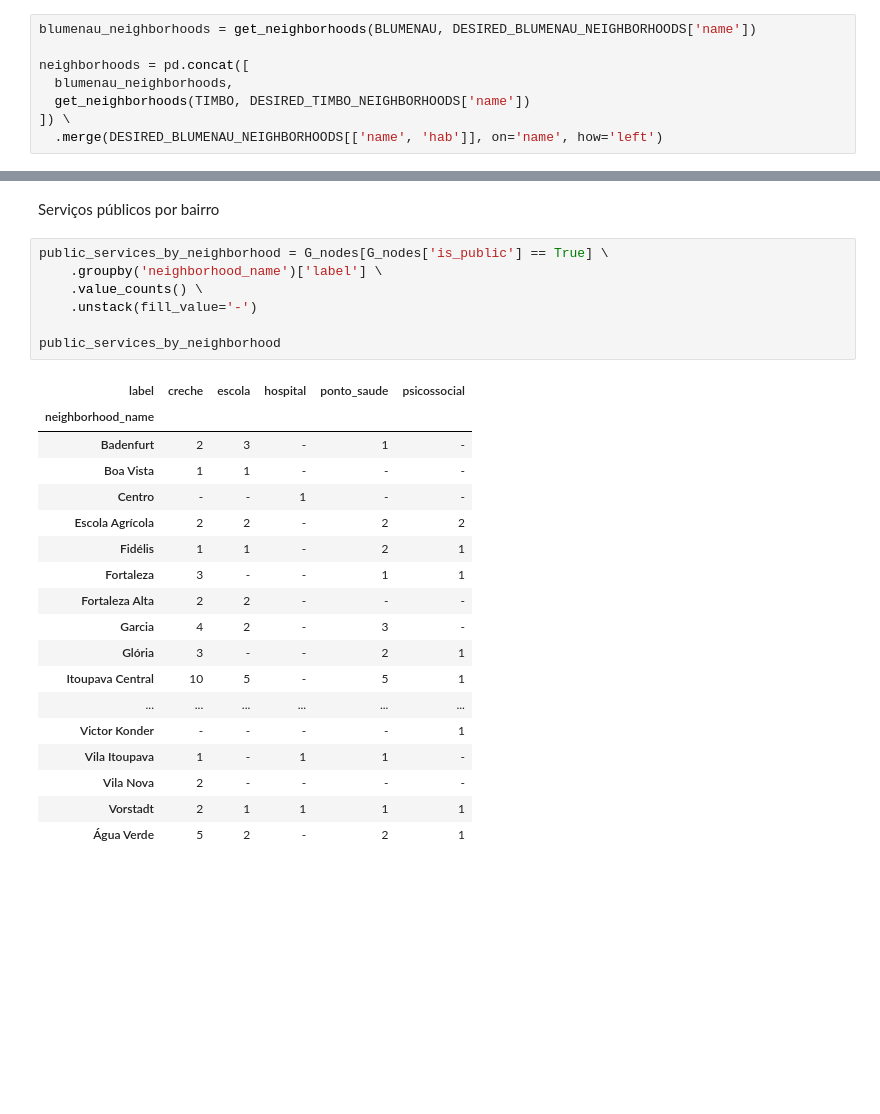
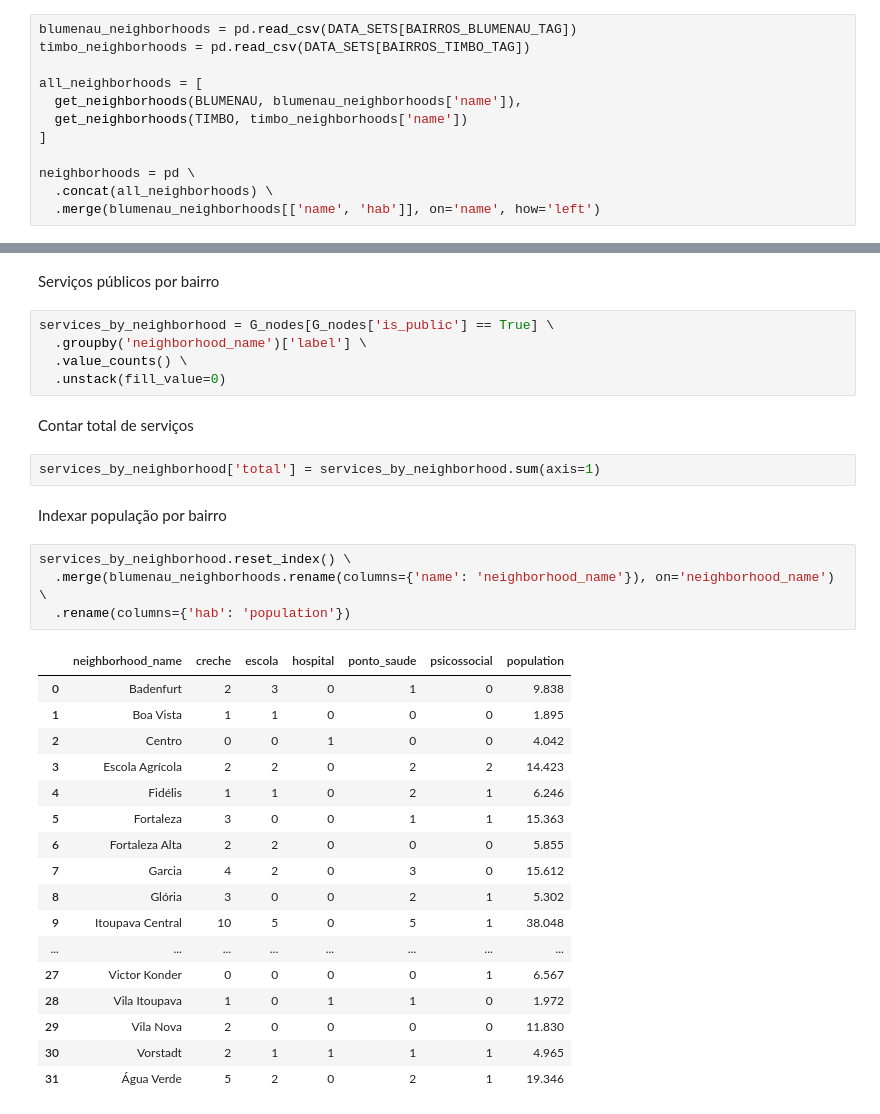
Before and after one commit to lemuel-manske/city-block, a Jupyter notebook: city.ipynb, the cells around one changed output, grey strips where cells are left out. Saved outputs shown, nothing was run; the diff lists cells and outputs as text; blank space fills up the shorter version.

Commit message:
services by neighborhood

```diff
--- a/city.ipynb
+++ b/city.ipynb
@@ -135,13 +132,17 @@ DESIRED_TIMBO_NEIGHBORHOODS = pd.read_csv(DATA_SETS[TIMBO_NEIGHBORHOODS])
 # %% [markdown]
 Bairros por nome e população (fonte: Censo 2022)
 # %%
-blumenau_neighborhoods = get_neighborhoods(BLUMENAU, DESIRED_BLUMENAU_NEIGHBORHOODS['name'])
+blumenau_neighborhoods = pd.read_csv(DATA_SETS[BAIRROS_BLUMENAU_TAG])
+timbo_neighborhoods = pd.read_csv(DATA_SETS[BAIRROS_TIMBO_TAG])
 
-neighborhoods = pd.concat([
-  blumenau_neighborhoods,
-  get_neighborhoods(TIMBO, DESIRED_TIMBO_NEIGHBORHOODS['name'])
-]) \
-  .merge(DESIRED_BLUMENAU_NEIGHBORHOODS[['name', 'hab']], on='name', how='left')
+all_neighborhoods = [
+  get_neighborhoods(BLUMENAU, blumenau_neighborhoods['name']),
+  get_neighborhoods(TIMBO, timbo_neighborhoods['name'])
+]
+
+neighborhoods = pd \
+  .concat(all_neighborhoods) \
+  .merge(blumenau_neighborhoods[['name', 'hab']], on='name', how='left')
 # %% [markdown]
 4. Com o geopandas, podemos fazer um [*spatial join*](https://geopandas.org/en/stable/docs/reference/api/geopandas.GeoDataFrame.sjoin.html#geopandas.GeoDataFrame.sjoin) dos vértices - `G_nodes` - do grafo original que sobrepoem - `predicate='intersects'` - qualquer polígono - `neighborhoods[['geometry']]`. Por fim, renomeamos a coluna de `name_right` para `name` para manter consistência. A saída são todos os vértices de `G`, porém agora estão identificados por bairro.
 
@@ -323,28 +324,35 @@ m
 # %% [markdown]
 Serviços públicos por bairro
 # %%
-public_services_by_neighborhood = G_nodes[G_nodes['is_public'] == True] \
-    .groupby('neighborhood_name')['label'] \
-    .value_counts() \
-    .unstack(fill_value='-')
-
-public_services_by_neighborhood
+services_by_neighborhood = G_nodes[G_nodes['is_public'] == True] \
+  .groupby('neighborhood_name')['label'] \
+  .value_counts() \
+  .unstack(fill_value=0)
-# %% [output]
-| label | creche | escola | hospital | ponto_saude | psicossocial |
-| neighborhood_name |  |  |  |  |  |
-| Badenfurt | 2 | 3 | - | 1 | - |
-| Boa Vista | 1 | 1 | - | - | - |
-| Centro | - | - | 1 | - | - |
-| Escola Agrícola | 2 | 2 | - | 2 | 2 |
-| Fidélis | 1 | 1 | - | 2 | 1 |
-| Fortaleza | 3 | - | - | 1 | 1 |
-| Fortaleza Alta | 2 | 2 | - | - | - |
-| Garcia | 4 | 2 | - | 3 | - |
-| Glória | 3 | - | - | 2 | 1 |
-| Itoupava Central | 10 | 5 | - | 5 | 1 |
-| ... | ... | ... | ... | ... | ... |
-| Victor Konder | - | - | - | - | 1 |
-| Vila Itoupava | 1 | - | 1 | 1 | - |
-| Vila Nova | 2 | - | - | - | - |
-| Vorstadt | 2 | 1 | 1 | 1 | 1 |
-| Água Verde | 5 | 2 | - | 2 | 1 |
+# %% [markdown]
+Contar total de serviços
+# %%
+services_by_neighborhood['total'] = services_by_neighborhood.sum(axis=1)
+# %% [markdown]
+Indexar população por bairro
+# %%
+services_by_neighborhood.reset_index() \
+  .merge(blumenau_neighborhoods.rename(columns={'name': 'neighborhood_name'}), on='neighborhood_name') \
+  .rename(columns={'hab': 'population'})
+# %% [output]
+|  | neighborhood_name | creche | escola | hospital | ponto_saude | psicossocial | population |
+| 0 | Badenfurt | 2 | 3 | 0 | 1 | 0 | 9.838 |
+| 1 | Boa Vista | 1 | 1 | 0 | 0 | 0 | 1.895 |
+| 2 | Centro | 0 | 0 | 1 | 0 | 0 | 4.042 |
+| 3 | Escola Agrícola | 2 | 2 | 0 | 2 | 2 | 14.423 |
+| 4 | Fidélis | 1 | 1 | 0 | 2 | 1 | 6.246 |
+| 5 | Fortaleza | 3 | 0 | 0 | 1 | 1 | 15.363 |
+| 6 | Fortaleza Alta | 2 | 2 | 0 | 0 | 0 | 5.855 |
+| 7 | Garcia | 4 | 2 | 0 | 3 | 0 | 15.612 |
+| 8 | Glória | 3 | 0 | 0 | 2 | 1 | 5.302 |
+| 9 | Itoupava Central | 10 | 5 | 0 | 5 | 1 | 38.048 |
+| ... | ... | ... | ... | ... | ... | ... | ... |
+| 27 | Victor Konder | 0 | 0 | 0 | 0 | 1 | 6.567 |
+| 28 | Vila Itoupava | 1 | 0 | 1 | 1 | 0 | 1.972 |
+| 29 | Vila Nova | 2 | 0 | 0 | 0 | 0 | 11.830 |
+| 30 | Vorstadt | 2 | 1 | 1 | 1 | 1 | 4.965 |
+| 31 | Água Verde | 5 | 2 | 0 | 2 | 1 | 19.346 |
```
Also changed, not shown: parts of 6 cells of this notebook.
